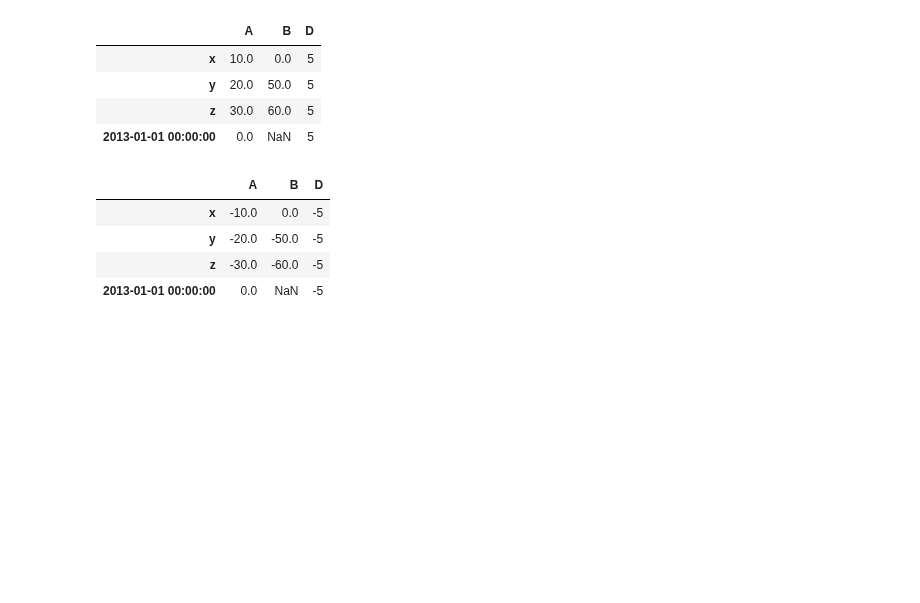
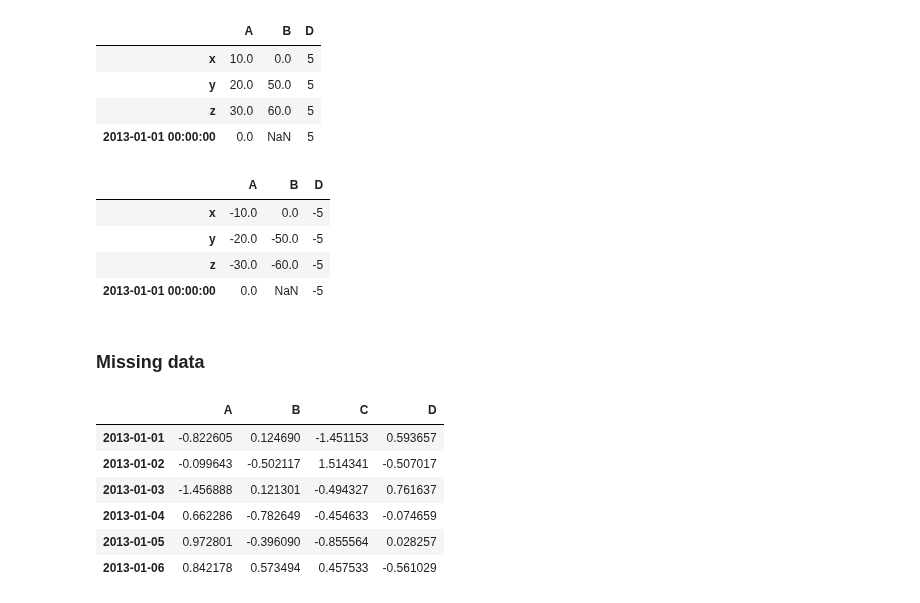
Before and after one commit to dnlmkhlv/ml, a Jupyter notebook: pandas/pandas_tutorial.ipynb, the cells around one changed output. Drawn from its saved outputs; the diff is of its cells as text; code cells hidden in the pictures; blank space fills up the shorter version.

Commit message:
added missing data

```diff
--- a/pandas/pandas_tutorial.ipynb
+++ b/pandas/pandas_tutorial.ipynb
@@ -408,3 +408,5 @@ df2
 | y | -20.0 | -50.0 | -5 |
 | z | -30.0 | -60.0 | -5 |
 | 2013-01-01 00:00:00 | 0.0 | NaN | -5 |
+# %% [markdown]
+### Missing data
@@ -410,0 +416,12 @@ df2
+# %%
+dates = pd.date_range("20130101", periods=6)
+df = pd.DataFrame(np.random.randn(6, 4), index=dates, columns=list("ABCD"))
+df
+# %% [output]
+|  | A | B | C | D |
+| 2013-01-01 | -0.822605 | 0.124690 | -1.451153 | 0.593657 |
+| 2013-01-02 | -0.099643 | -0.502117 | 1.514341 | -0.507017 |
+| 2013-01-03 | -1.456888 | 0.121301 | -0.494327 | 0.761637 |
+| 2013-01-04 | 0.662286 | -0.782649 | -0.454633 | -0.074659 |
+| 2013-01-05 | 0.972801 | -0.396090 | -0.855564 | 0.028257 |
+| 2013-01-06 | 0.842178 | 0.573494 | 0.457533 | -0.561029 |
```
Also changed, not shown: parts of 10 cells of this notebook.
